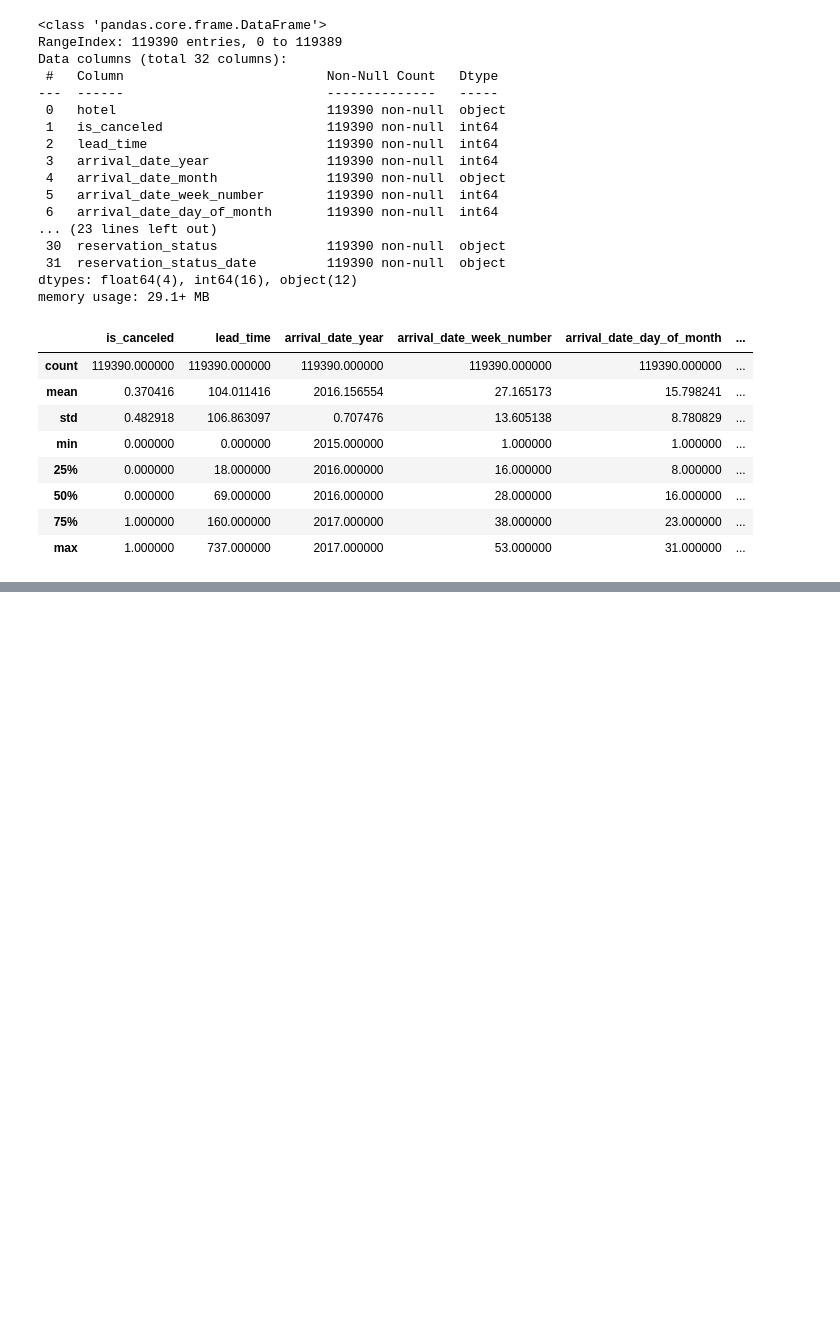
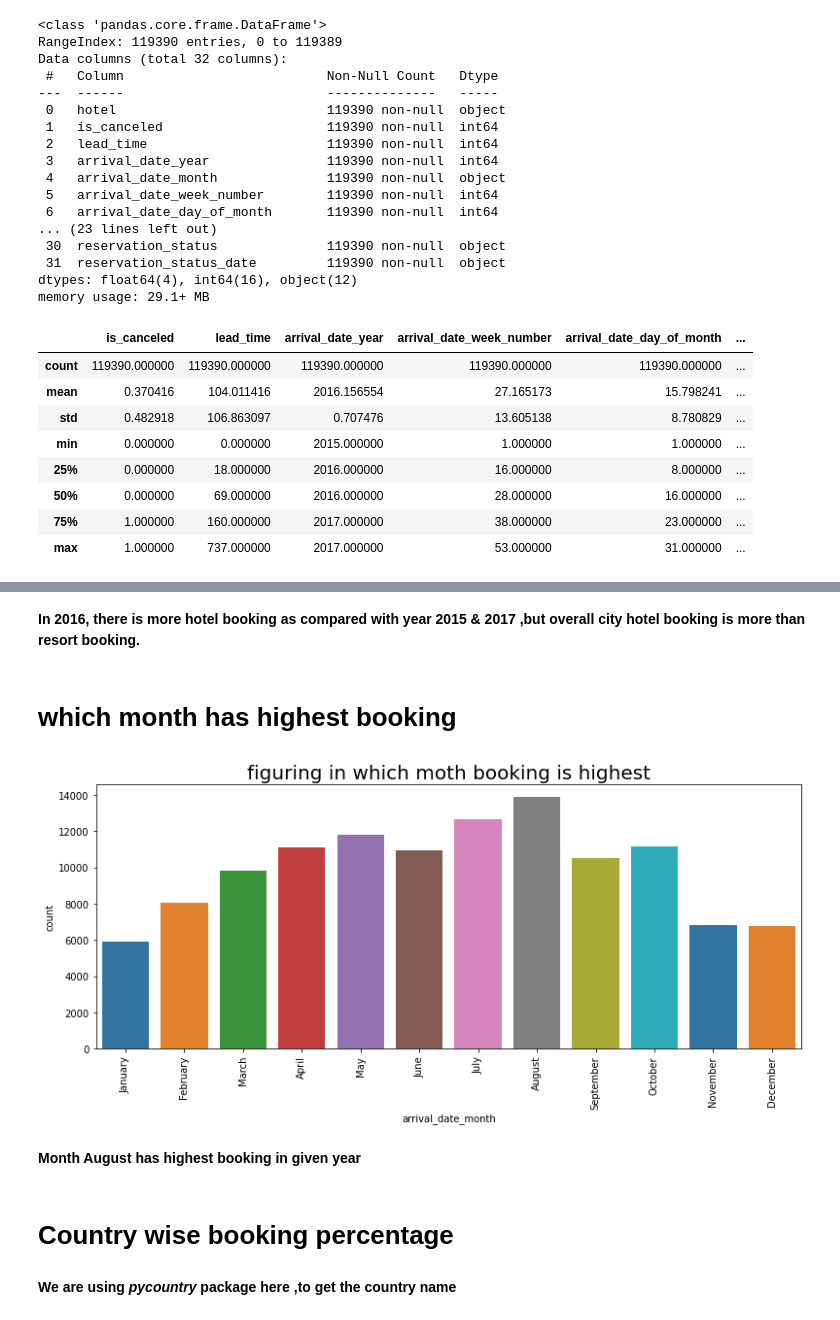
Before and after one commit to pallavibhardwaj/hotel-booking-analysis, a Jupyter notebook: Pallavi_Bhardwaj_Hotel_Booking_Analysis_Capstone_Project.ipynb, the cells around one changed output, grey strips where cells are left out. Cells and saved outputs as stored; diff of their text form; code cells hidden in the pictures; blank space fills up the shorter version.

```diff
--- a/Pallavi_Bhardwaj_Hotel_Booking_Analysis_Capstone_Project.ipynb
+++ b/Pallavi_Bhardwaj_Hotel_Booking_Analysis_Capstone_Project.ipynb
@@ -282,0 +243,20 @@ x_train, x_test, y_train, y_test = data_split(df_subset, 'is_canceled')
+# %% [markdown]
+**In 2016, there is more hotel booking as compared with year 2015 & 2017 ,but overall city hotel booking is more than resort booking.**
+# %% [markdown]
+# which month has highest booking
+# %%
+#Ploting list of allcmonths and figuring which month has highest booking
+month_sorted = ['January','February','March','April','May','June','July','August','September','October','November','December']
+plt.figure(figsize=(13,5))
+plt.title("figuring in which moth booking is highest", fontdict = {'fontsize': 20})
+sns.countplot(hotel_status['arrival_date_month'], palette='tab10', order = month_sorted)
+plt.xticks(rotation = 90)
+plt.show()
+# %% [output]
+[figure, added]
+# %% [markdown]
+**Month August has highest booking in given year**
+# %% [markdown]
+# **Country wise booking percentage**
+# %% [markdown]
+**We are using *pycountry* package here ,to get the country name**
```
Also changed, not shown: parts of 53 cells of this notebook.
